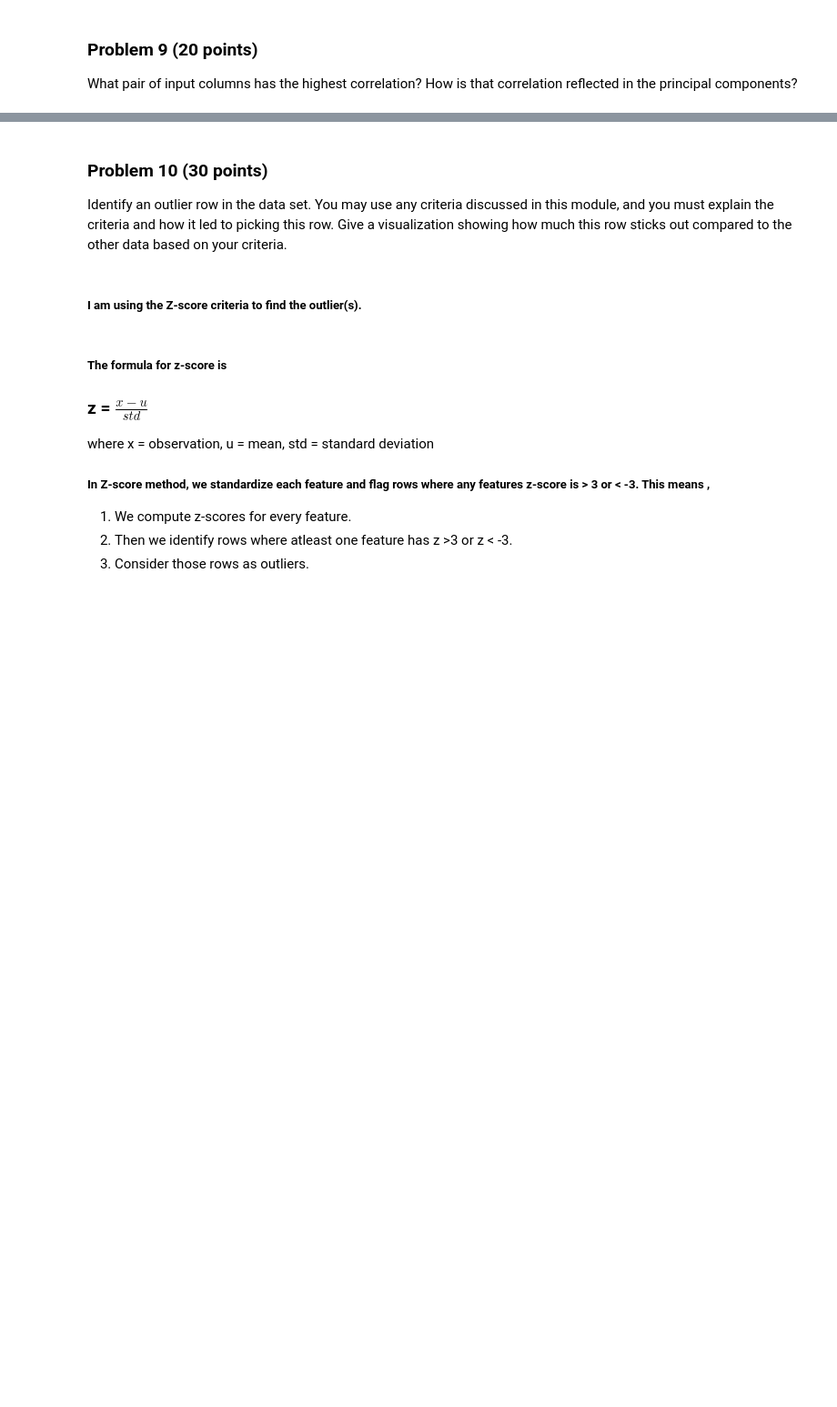
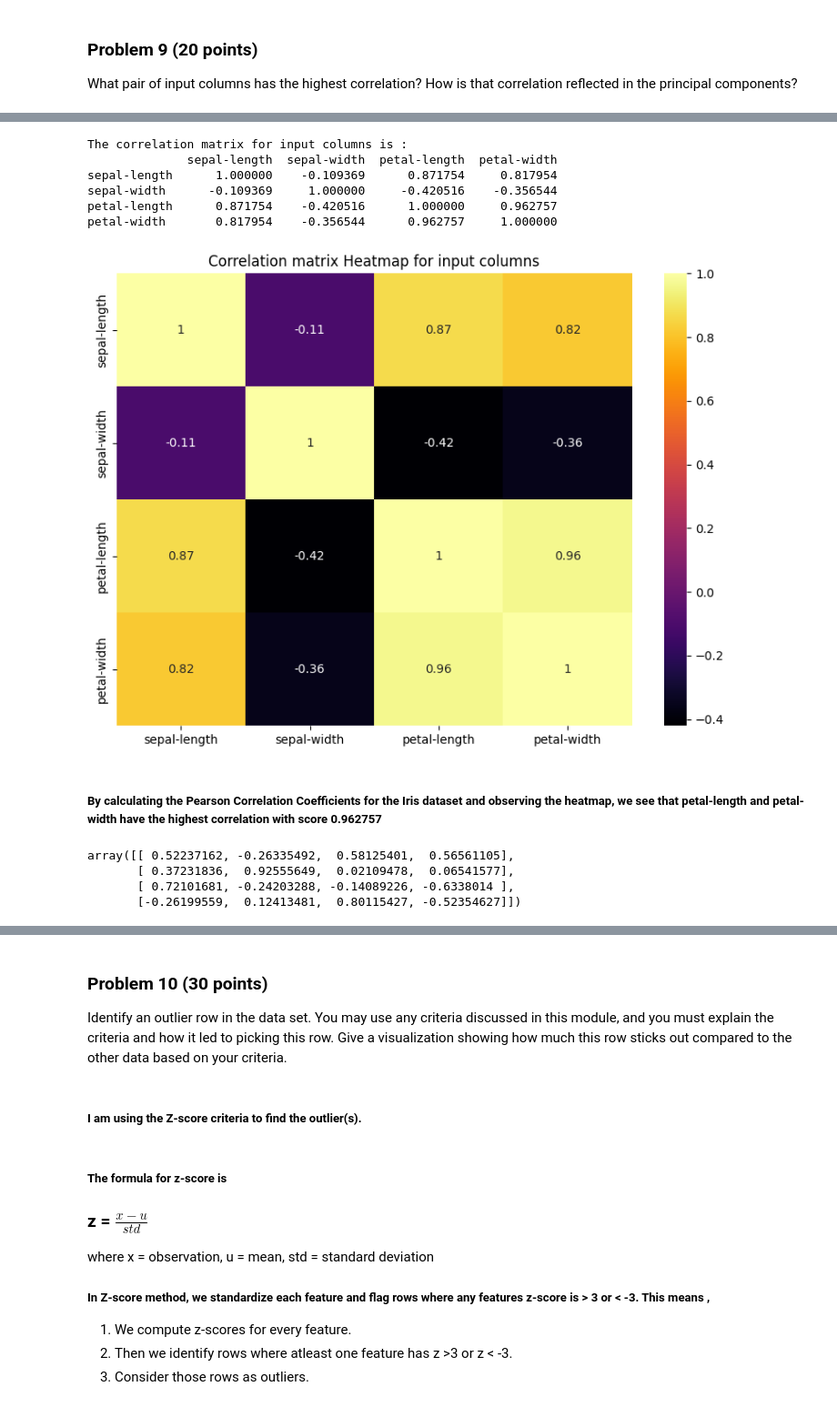
Before and after one commit to garikapativineet/dx601-final-project, a Jupyter notebook: project.ipynb, the cells around one changed output, grey strips where cells are left out. Shown at 91% size. Saved outputs shown, nothing was run; the diff lists cells and outputs as text; code cells hidden in the pictures; blank space fills up the shorter version.

```diff
--- a/project.ipynb
+++ b/project.ipynb
@@ -437,0 +515,34 @@ YOUR ANSWERS HERE
+# %%
+# Finding Correlation Matrix
+import seaborn as sns
+
+x_corr = iris_df.drop(columns = "target")
+
+corr_matrix = x_corr.corr()
+print("The correlation matrix for input columns is :")
+print(corr_matrix)
+
+# Heatmap to visualize the correlation
+
+plt.figure(figsize = (8,6))
+sns.heatmap(corr_matrix, cmap = "inferno", annot = True)
+plt.title("Correlation matrix Heatmap for input columns")
+plt.tight_layout()
+plt.show()
+# %% [output]
+The correlation matrix for input columns is :
+              sepal-length  sepal-width  petal-length  petal-width
+sepal-length      1.000000    -0.109369      0.871754     0.817954
+sepal-width      -0.109369     1.000000     -0.420516    -0.356544
+petal-length      0.871754    -0.420516      1.000000     0.962757
+petal-width       0.817954    -0.356544      0.962757     1.000000
+[figure, added]
+# %% [markdown]
+##### By calculating the Pearson Correlation Coefficients for the Iris dataset and observing the heatmap, we see that petal-length and petal-width have the highest correlation with score 0.962757
+# %%
+pca.components_
+# %% [output]
+array([[ 0.52237162, -0.26335492,  0.58125401,  0.56561105],
+       [ 0.37231836,  0.92555649,  0.02109478,  0.06541577],
+       [ 0.72101681, -0.24203288, -0.14089226, -0.6338014 ],
+       [-0.26199559,  0.12413481,  0.80115427, -0.52354627]])
```
Also changed, not shown: parts of 26 cells of this notebook.
